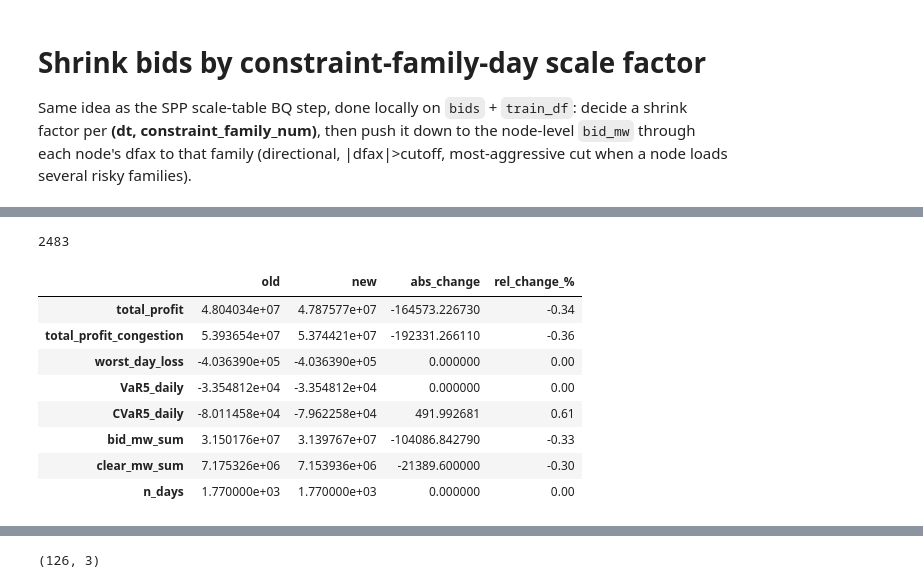
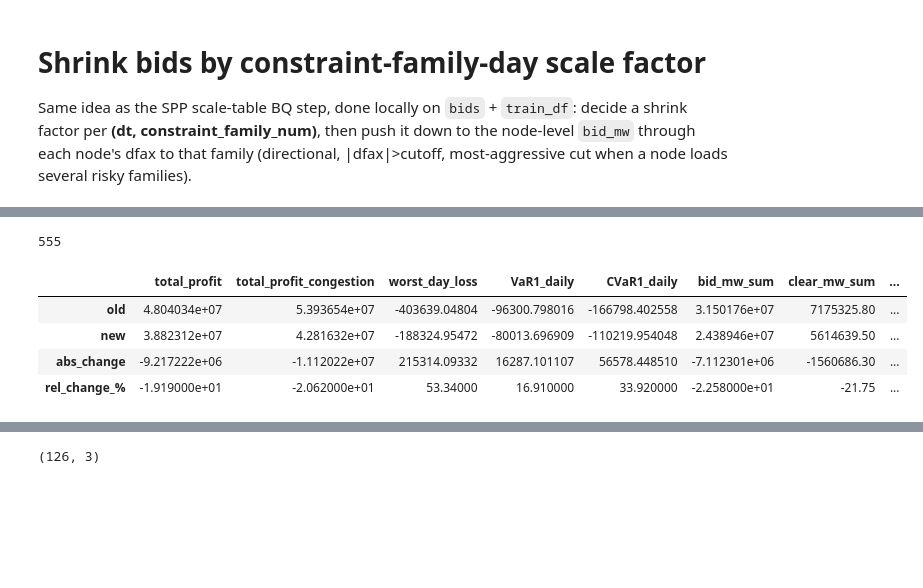
Before and after one commit to qingcheng-rgb/Qingcheng, a Jupyter notebook: QCTest/constraint_family_exposure_risk/SPP_risk_cut_analysis_new.ipynb, the cells around one changed output, grey strips where cells are left out. Cells and saved outputs as stored; diff of their text form; code cells hidden in the pictures; blank space fills up the shorter version.

```diff
--- a/QCTest/constraint_family_exposure_risk/SPP_risk_cut_analysis_new.ipynb
+++ b/QCTest/constraint_family_exposure_risk/SPP_risk_cut_analysis_new.ipynb
@@ -1490,10 +1490,9 @@ display(bucket)
 # %%
 train_df_filter_temp = train_df_filter
 # 10 equal-count FlowRatio buckets
-train_df_filter['rtda_sum_1m_abs'] = train_df_filter['rtda_sum_1m'].abs()
-train_df_filter_temp['rtda_sum_1m_q'] = pd.qcut(train_df_filter_temp['rtda_sum_1m_abs'], q=10, duplicates='drop')
+train_df_filter_temp['wind_forecast_q'] = pd.qcut(train_df_filter_temp['wind_forecast'], q=20, duplicates='drop')
 
-bucket = (train_df_filter_temp.groupby('rtda_sum_1m_q', observed=True)
+bucket = (train_df_filter_temp.groupby('wind_forecast_q', observed=True)
             .agg(n            = ('rt_da', 'size'),
                  flowratio_lo = ('FlowRatio', 'min'),
                  flowratio_hi = ('FlowRatio', 'max'),
@@ -1502,5 +1501,7 @@ bucket = (train_df_filter_temp.groupby('rtda_sum_1m_q', observed=True)
                  rt_da_p5     = ('rt_da', lambda s: s.quantile(0.05)),
                  bad_rtda = ('bad_rtda','sum'),short_p1 = ('bad_shortprofit','sum'))
             .round(2))
+bucket['ratio']      = bucket['bad_rtda'] / bucket['n']
+bucket['p0p1_share'] = (bucket['short_p1'] / bucket['n']).round(3)
 display(bucket)
 # %% [output]
@@ -2938,46 +2861,42 @@ def calculate_derived_profit_cols(df, da_total_col = 'da_total', min_mw = 0.1, b
     df['investment'] = df['clear_mw'] * df[da_total_col]
     df['investment'] = np.where(df['incdec'] == 'Increment', df['investment'], -df['investment'])
     return df
-profit_table_new  = calculate_derived_profit_cols(portfolio_df.merge(ref_df, on = ['dt','hr', 'node_num']),bid_mw_col='bid_mw')
-profit_table_old  = calculate_derived_profit_cols(portfolio_df.merge(ref_df, on = ['dt','hr', 'node_num']),bid_mw_col='bid_mw_original')
+profit_table_new  = calculate_derived_profit_cols(portfolio_adj.merge(ref_df, on = ['dt','hr', 'node_num']),bid_mw_col='bid_mw')
+profit_table_old  = calculate_derived_profit_cols(portfolio_adj.merge(ref_df, on = ['dt','hr', 'node_num']),bid_mw_col='bid_mw_original')
 
 
 del ref_df            # merged into profit_table; not used afterward
 gc.collect()
 # %% [output]
-2483
+555
 # %%
 def portfolio_summary(df, label=None, profit_col='profit', cong_col='profit_congestion',
-                      bid_col='bid_mw', clear_col='clear_mw', date_col='dt', q=0.05):
+                      bid_col='bid_mw', clear_col='clear_mw', date_col='dt', q=0.01):
     """One-line portfolio summary computed directly from the table's own columns."""
     daily = df.groupby(date_col)[profit_col].sum()          # daily P&L
     var_thr = daily.quantile(q)                             # 5% VaR = 5th-pctile daily P&L
     out = {
         'total_profit':            df[profit_col].sum(),
         'total_profit_congestion': df[cong_col].sum(),
         'worst_day_loss':          daily.min(),
         f'VaR{int(q*100)}_daily':  var_thr,                 # loss you exceed 5% of days
         f'CVaR{int(q*100)}_daily': daily[daily <= var_thr].mean(),  # mean of the worst 5% of days
         'bid_mw_sum':              df[bid_col].sum(),
         'clear_mw_sum':            df[clear_col].sum(),
         'n_days':                  int(daily.shape[0]),
     }
     return pd.Series(out, name=label)
 
 new = portfolio_summary(profit_table_new, 'new')
 old = portfolio_summary(profit_table_old, 'old', bid_col='bid_mw_original')
 
 cmp = pd.concat([old, new], axis=1)
 cmp['abs_change']   = cmp['new'] - cmp['old']
 cmp['rel_change_%'] = (cmp['abs_change'] / cmp['old'].abs() * 100).round(2)   # vs old, sign-preserving
-display(cmp)
+display(cmp.T)
 # %% [output]
-|  | old | new | abs_change | rel_change_% |
-| total_profit | 4.804034e+07 | 4.787577e+07 | -164573.226730 | -0.34 |
-| total_profit_congestion | 5.393654e+07 | 5.374421e+07 | -192331.266110 | -0.36 |
-| worst_day_loss | -4.036390e+05 | -4.036390e+05 | 0.000000 | 0.00 |
-| VaR5_daily | -3.354812e+04 | -3.354812e+04 | 0.000000 | 0.00 |
-| CVaR5_daily | -8.011458e+04 | -7.962258e+04 | 491.992681 | 0.61 |
-| bid_mw_sum | 3.150176e+07 | 3.139767e+07 | -104086.842790 | -0.33 |
-| clear_mw_sum | 7.175326e+06 | 7.153936e+06 | -21389.600000 | -0.30 |
-| n_days | 1.770000e+03 | 1.770000e+03 | 0.000000 | 0.00 |
+|  | total_profit | total_profit_congestion | worst_day_loss | VaR1_daily | CVaR1_daily | bid_mw_sum | clear_mw_sum | ... |
+| old | 4.804034e+07 | 5.393654e+07 | -403639.04804 | -96300.798016 | -166798.402558 | 3.150176e+07 | 7175325.80 | ... |
+| new | 3.882312e+07 | 4.281632e+07 | -188324.95472 | -80013.696909 | -110219.954048 | 2.438946e+07 | 5614639.50 | ... |
+| abs_change | -9.217222e+06 | -1.112022e+07 | 215314.09332 | 16287.101107 | 56578.448510 | -7.112301e+06 | -1560686.30 | ... |
+| rel_change_% | -1.919000e+01 | -2.062000e+01 | 53.34000 | 16.910000 | 33.920000 | -2.258000e+01 | -21.75 | ... |
```
Also changed, not shown: parts of 30 cells of this notebook, 37 other files.
